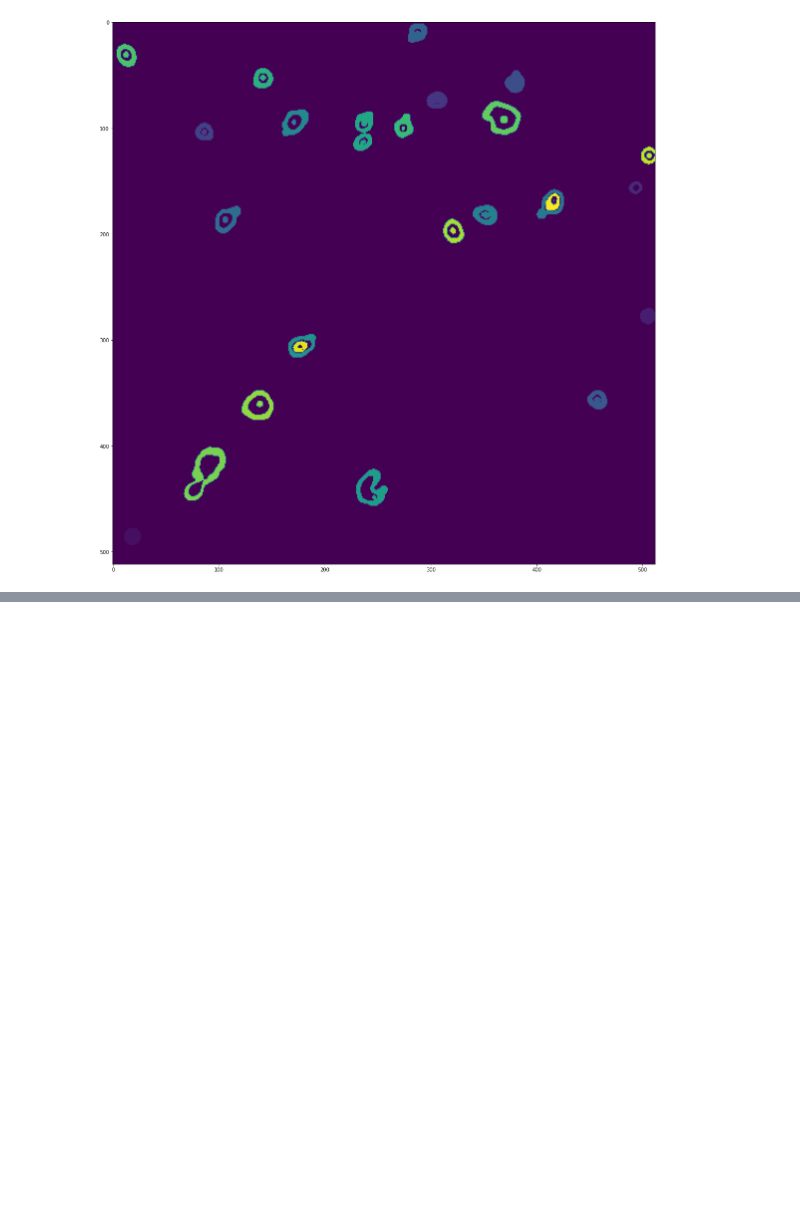
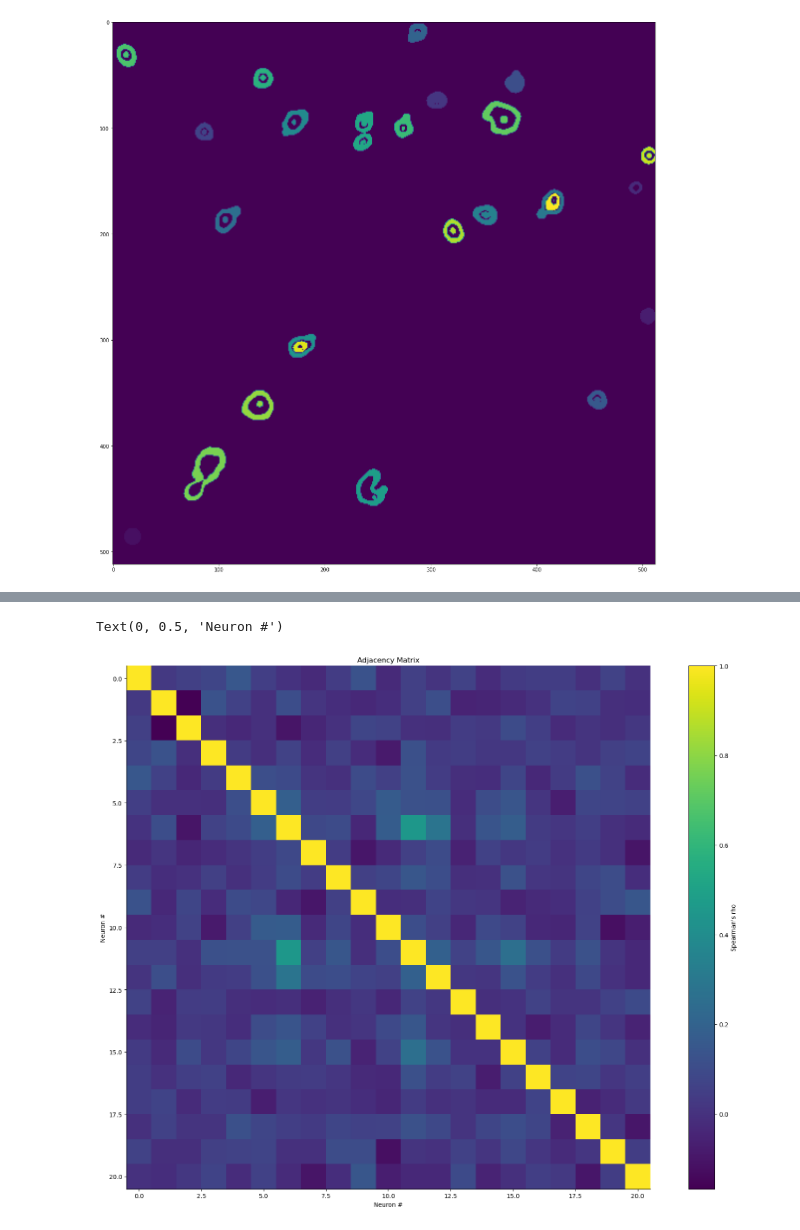
Before and after one commit to rdiazrincon/VTA_SNc, a Jupyter notebook: exploring_cells.ipynb, the cells around one changed output, grey strips where cells are left out. Drawn from its saved outputs; the diff is of its cells as text; code cells hidden in the pictures; blank space fills up the shorter version.

```diff
--- a/exploring_cells.ipynb
+++ b/exploring_cells.ipynb
@@ -58,0 +77,16 @@ plt.show()
+# %%
+# Correlation coefficients
+corrs, pvals = stats.spearmanr(np.transpose(data))
+# %%
+# Display the correlations
+# Each square represents a "cell pair"
+fig2 = plt.figure()
+plt.imshow(corrs)
+plt.colorbar(label="Spearman's rho")
+plt.title("Adjacency Matrix")
+# Fix axis so that they don't show floats and start at 1 rather than 0
+plt.xlabel('Neuron #')
+plt.ylabel('Neuron #')
+# %% [output]
+Text(0, 0.5, 'Neuron #')
+[figure, added]
```
Also changed, not shown: parts of 5 cells of this notebook, 1 other file.
